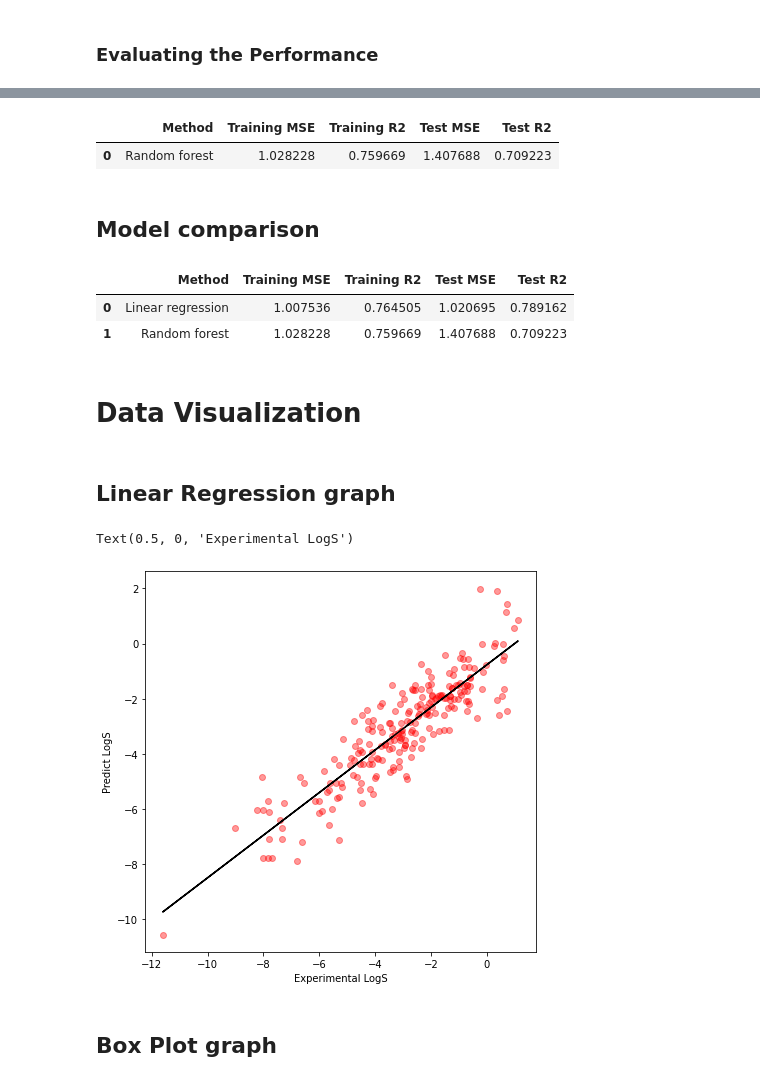
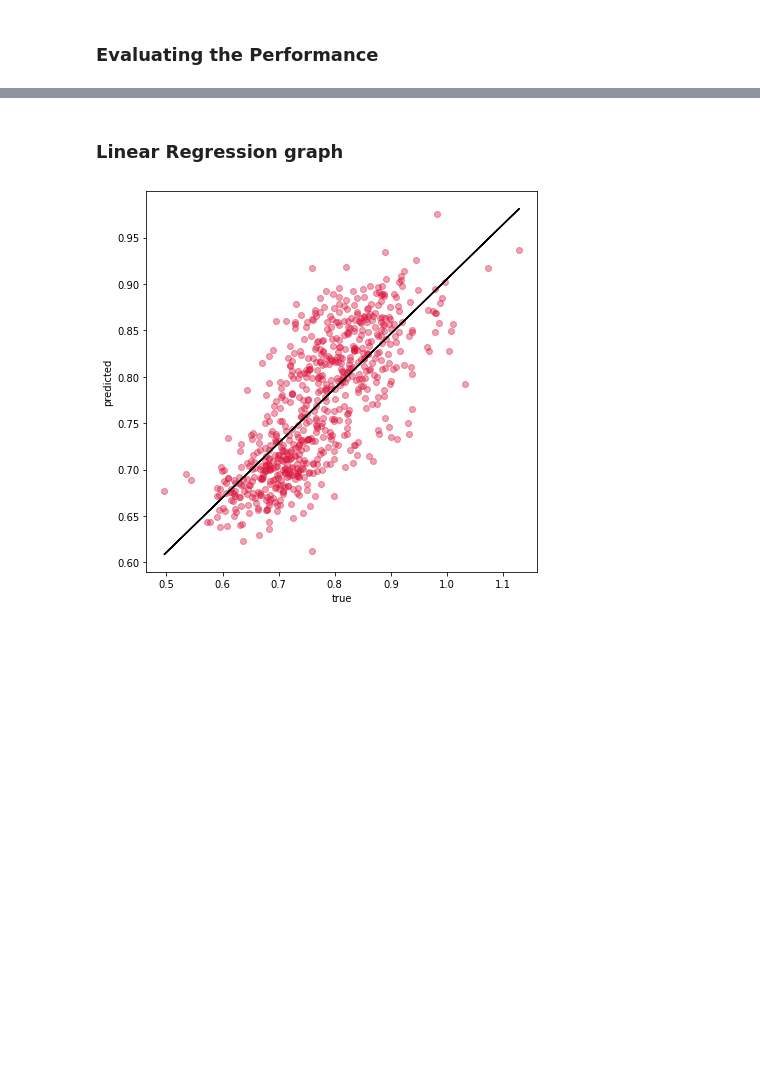
Before and after one commit to mohammedrattia/Osteoporosis-indecator, a Jupyter notebook: code/Copy_of_MLM.ipynb, the cells around one changed output, grey strips where cells are left out. Drawn from its saved outputs; the diff is of its cells as text; code cells hidden in the pictures; blank space fills up the shorter version.

```diff
--- a/code/Copy_of_MLM.ipynb
+++ b/code/Copy_of_MLM.ipynb
@@ -31,0 +116,3 @@ datasets = [bone_measures, body_measures, demo_data, muscle_strength]
+# %%
+df = df[df['RIDAGEYR'] > 15].dropna().reset_index(drop=True)
+df
@@ -31,0 +142,3 @@ datasets = [bone_measures, body_measures, demo_data, muscle_strength]
+# %%
+data = df[['BMXWT', 'BMXHT', 'MGXH1T1', 'MGXH2T1', 'MGXH1T2', 'MGXH2T2', 'MGXH1T3', 'MGXH2T3', 'MGDCGSZ', 'RIAGENDR', 'RIDAGEYR', 'DXXLABMD']]
+data
@@ -34,4 +161,4 @@ datasets = [bone_measures, body_measures, demo_data, muscle_strength]
 # %%
-y = df["logS"]
+y = data['DXXLABMD']
 y
 # %% [output]
@@ -50,4 +177,4 @@ Name: logS, Length: 1144, dtype: float64
 # %%
-x = df.drop('logS', axis = 1)
+x = data.drop('DXXLABMD', axis = 1)
 x
 # %% [output]
@@ -140,36 +229,17 @@ rf_test_r2 = r2_score(y_test, y_rf_test_pred)
-# %%
-rf_results = pd.DataFrame(['Random forest', rf_train_mse, rf_train_r2, rf_test_mse, rf_test_r2]).transpose()
-rf_results.columns = ['Method', 'Training MSE', 'Training R2', 'Test MSE', 'Test R2']
-rf_results
-# %% [output]
-|  | Method | Training MSE | Training R2 | Test MSE | Test R2 |
-| 0 | Random forest | 1.028228 | 0.759669 | 1.407688 | 0.709223 |
-# %% [markdown]
-## Model comparison
-# %%
-df_models = pd.concat((lr_results, rf_results), axis = 0).reset_index(drop = True)
-df_models
-# %% [output]
-|  | Method | Training MSE | Training R2 | Test MSE | Test R2 |
-| 0 | Linear regression | 1.007536 | 0.764505 | 1.020695 | 0.789162 |
-| 1 | Random forest | 1.028228 | 0.759669 | 1.407688 | 0.709223 |
-# %% [markdown]
-# Data Visualization
 # %% [markdown]
-## Linear Regression graph
+### Linear Regression graph
 # %%
 
 plt.figure(figsize=(7,7))
-plt.scatter(x=y_test, y=y_lr_test_pred, c="#FF0000" ,alpha=0.4)
+plt.scatter(x=y_test, y=y_lr_test_pred, c="crimson" ,alpha=0.4)
 
-z = np.polyfit(y_test, y_lr_test_pred, 1)
+z = np.polyfit(y_test.to_numpy(), y_lr_test_pred, 1)
 p = np.poly1d(z)
 
 plt.plot(y_test, p(y_test), '#000000')
-plt.ylabel('Predict LogS')
-plt.xlabel('Experimental LogS')
+plt.ylabel('predicted')
+plt.xlabel('true')
+
+plt.show()
 # %% [output]
-Text(0.5, 0, 'Experimental LogS')
-[figure, old version]
+[figure, new version]
-# %% [markdown]
-## Box Plot graph
```
Also changed, not shown: parts of 44 cells of this notebook.
